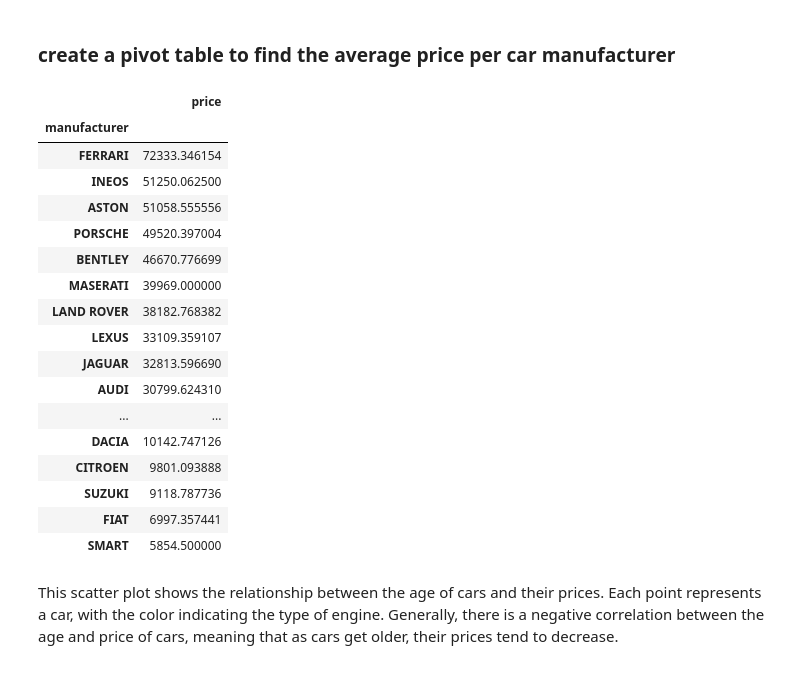
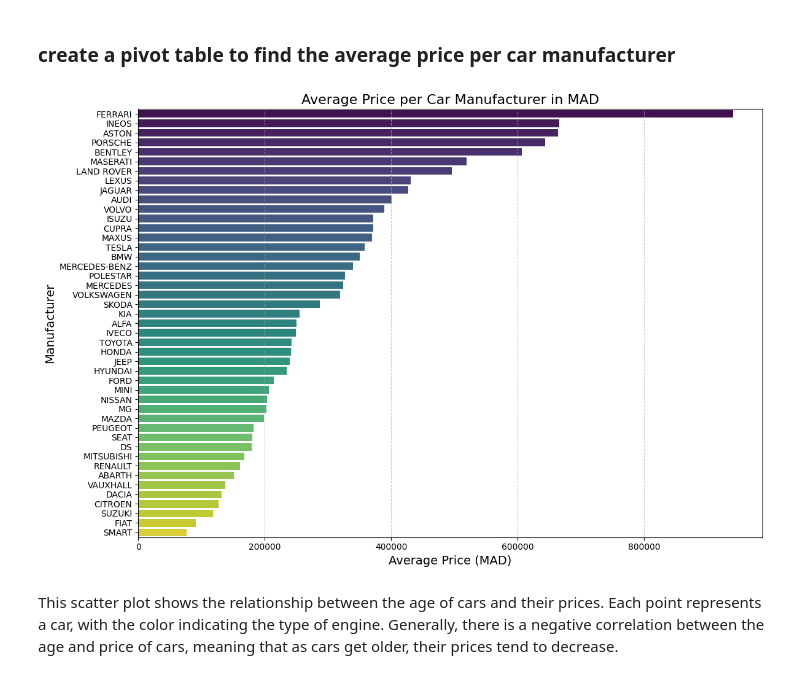
Before and after one commit to youssef-elkahlaoui/Mlpro, a Jupyter notebook: notebooks/DataVisualisation.ipynb, the cells around one changed output. Saved outputs shown, nothing was run; the diff lists cells and outputs as text; code cells hidden in the pictures.

```diff
--- a/notebooks/DataVisualisation.ipynb
+++ b/notebooks/DataVisualisation.ipynb
@@ -250,29 +250,22 @@ Semiautomatic    13642
 Name: transmission, dtype: int64
 # %% [markdown]
 ### create a pivot table to find the average price per car manufacturer
-# %%
-pivot_table = data.pivot_table(values='price', index='manufacturer', aggfunc='mean')
-result = pivot_table.sort_values('price', ascending = False)
-result
-# %% [output]
-|  | price |
-| manufacturer |  |
-| FERRARI | 72333.346154 |
-| INEOS | 51250.062500 |
-| ASTON | 51058.555556 |
-| PORSCHE | 49520.397004 |
-| BENTLEY | 46670.776699 |
-| MASERATI | 39969.000000 |
-| LAND ROVER | 38182.768382 |
-| LEXUS | 33109.359107 |
-| JAGUAR | 32813.596690 |
-| AUDI | 30799.624310 |
-| ... | ... |
-| DACIA | 10142.747126 |
-| CITROEN | 9801.093888 |
-| SUZUKI | 9118.787736 |
-| FIAT | 6997.357441 |
-| SMART | 5854.500000 |
+# %%
+data['price_MAD'] = data['price'] * 13
+pivot_table_MAD = data.pivot_table(values='price_MAD', index='manufacturer', aggfunc='mean')
+result_MAD = pivot_table_MAD.sort_values('price_MAD', ascending=False)
+
+plt.figure(figsize=(12, 8))
+sns.barplot(y=result_MAD.index, x=result_MAD.values.flatten(), palette="viridis")
+plt.title("Average Price per Car Manufacturer in MAD", fontsize=16)
+plt.xlabel("Average Price (MAD)", fontsize=14)
+plt.ylabel("Manufacturer", fontsize=14)
+plt.grid(axis="x", linestyle="--", alpha=0.7)
+plt.tight_layout()
+plt.savefig("../images/average_price_per_manufacturer_MAD.png")
+plt.show()
+# %% [output]
+[figure, added]
 # %% [markdown]
 This scatter plot shows the relationship between the age of cars and their prices. Each point represents a car, with the color indicating the type of engine. Generally, there is a negative correlation between the age and price of cars, meaning that as cars get older, their prices tend to decrease.
 # %%
```
Also changed, not shown: parts of 5 cells of this notebook, 20 other files.
